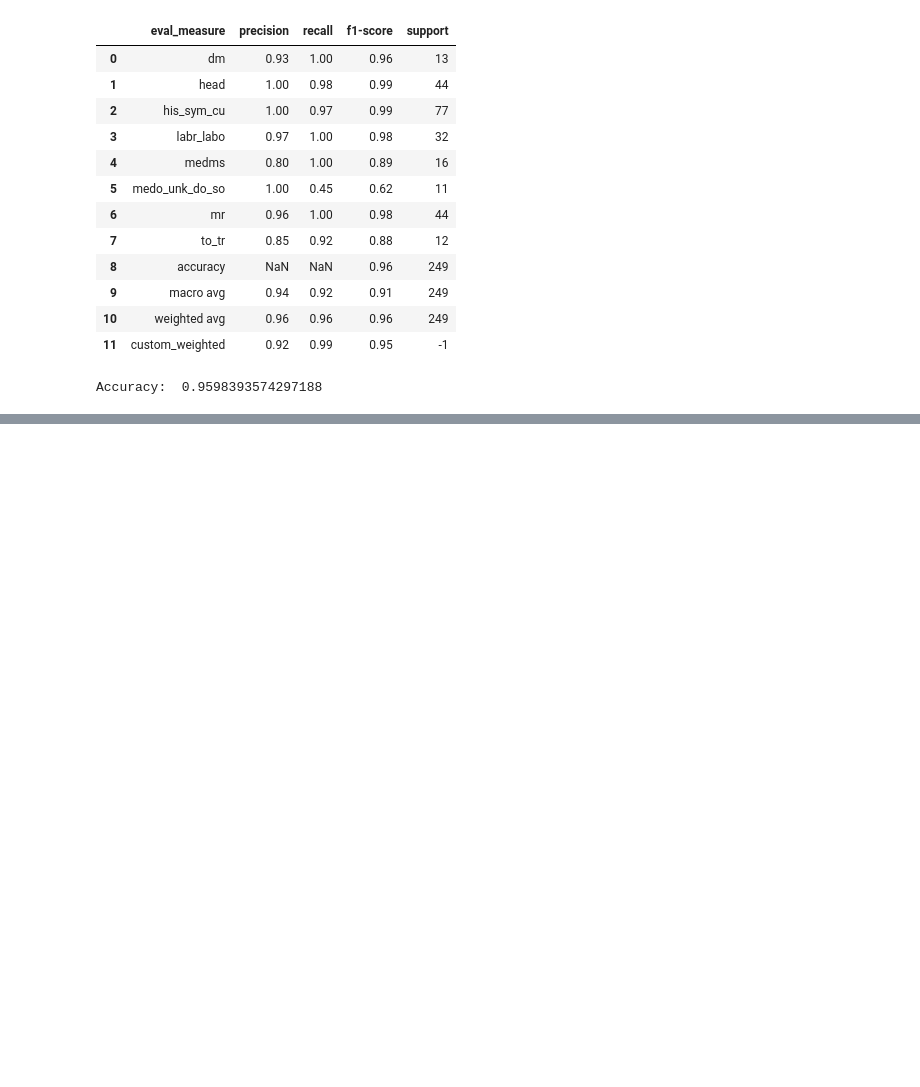
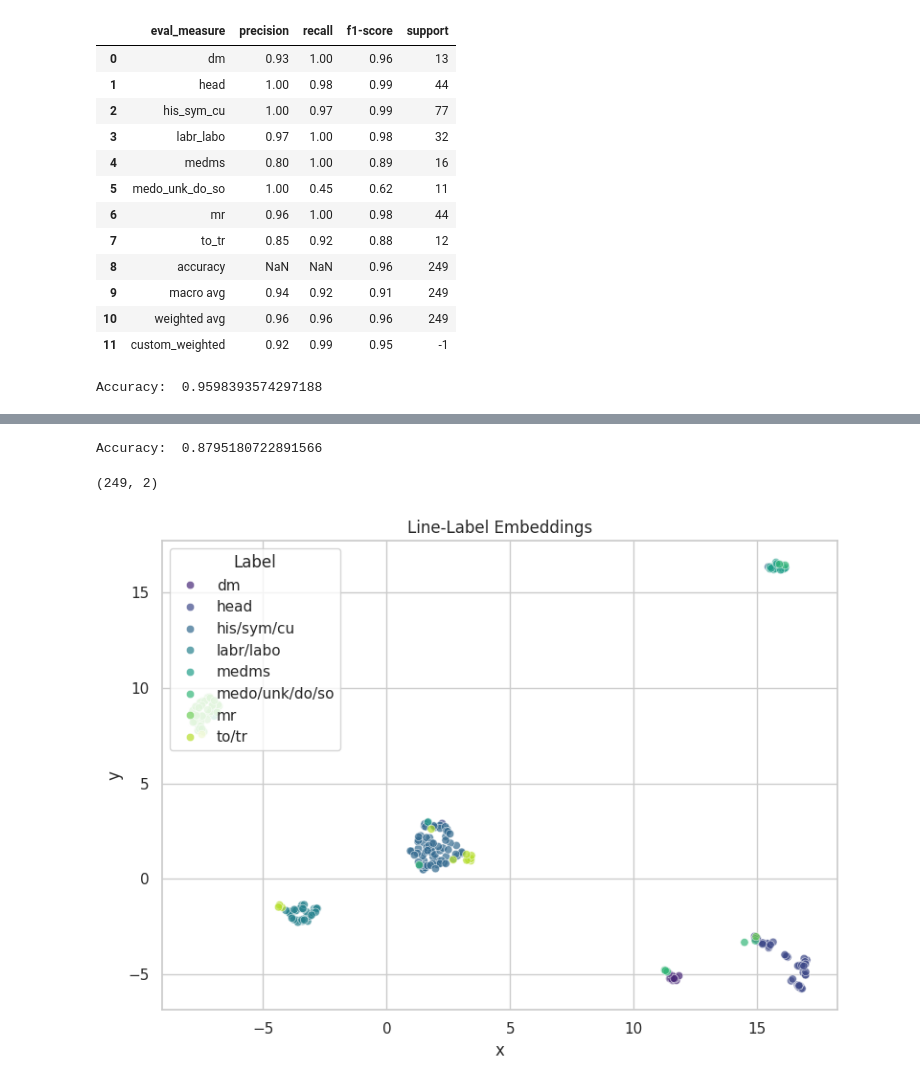
Before and after one commit to maregli/inf-extr, a Jupyter notebook: notebooks/line-label_prediction/line-label_model_comparison.ipynb, the cells around one changed output, grey strips where cells are left out. Saved outputs shown, nothing was run; the diff lists cells and outputs as text; code cells hidden in the pictures; blank space fills up the shorter version.

```diff
--- a/notebooks/line-label_prediction/line-label_model_comparison.ipynb
+++ b/notebooks/line-label_prediction/line-label_model_comparison.ipynb
@@ -122,0 +150,5 @@ plot_embeddings(b_hidden_states, b_labels, title="Token-Label Embeddings", metho
+# %%
+# Last hidden stats is list of tensors, each tensor is (seq_len, hidden_size). Will take CLS token
+cls_tokens = [tensor[0,:] for tensor in last_hidden_state]
+
+embeddings = torch.stack(cls_tokens, dim = 0)
@@ -122,0 +180,9 @@ plot_embeddings(b_hidden_states, b_labels, title="Token-Label Embeddings", metho
+# %%
+print("Accuracy: ", (pd.Series(y_valid) == pd.Series(y_pred)).mean())
+# %% [output]
+Accuracy:  0.8795180722891566
+# %%
+plot_embeddings(embeddings, [line_label_id2label[label].replace("_", "/") for label in y_true], title="Line-Label Embeddings", method="umap", )
+# %% [output]
+(249, 2)
+[figure, added]
```
Also changed, not shown: parts of 13 cells of this notebook.
